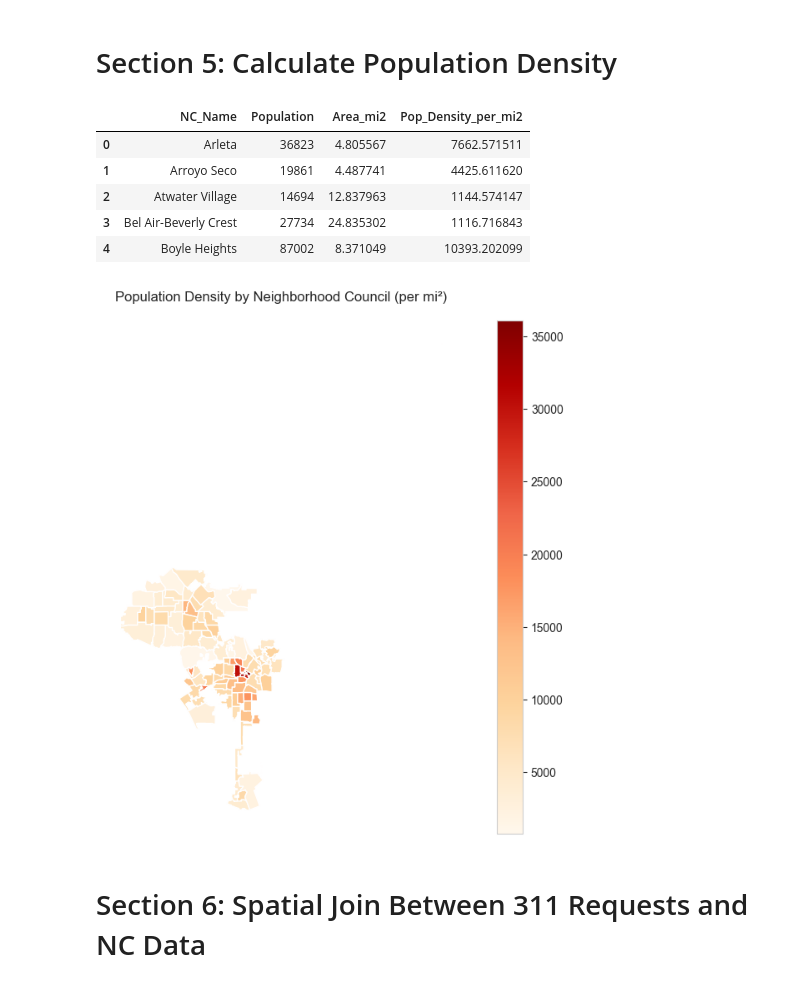
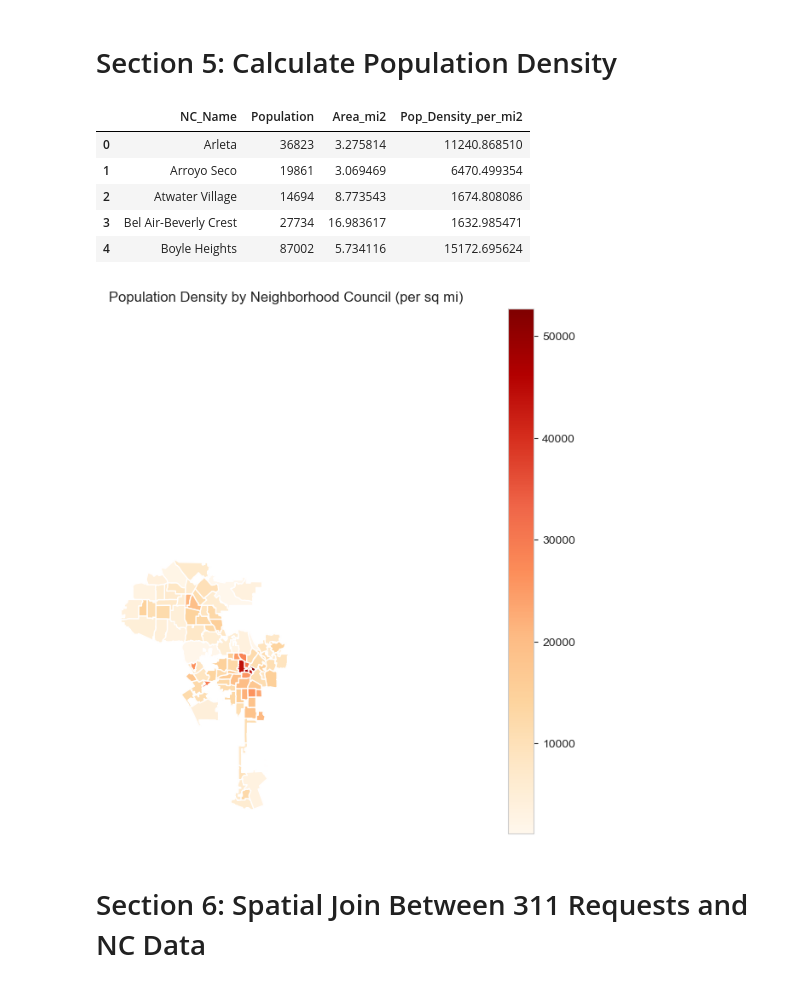
Before and after one commit to ssejal/hackforla-311-metro-proximity-analysis, a Jupyter notebook: notebooks/metro_311_project_setup.ipynb, the cells around one changed output. Cells and saved outputs as stored; diff of their text form; code cells hidden in the pictures.

```diff
--- a/notebooks/metro_311_project_setup.ipynb
+++ b/notebooks/metro_311_project_setup.ipynb
@@ -132,10 +144,12 @@ df.head()
 | 3 | Bel Air-Beverly Crest | 27734 | 200001 |
 | 4 | Boyle Heights | 87002 | 37391 |
 # %%
-# use nc_blocks[] to manually verify the data and also pdf can be accessed visa the link above to cross-check the data as needed
+# Use nc_blocks[] to manually verify the data and the raw pdf can be accessed via the link above or under 'data/cleaned' to cross-check the data as needed
+
+# Upon inspection, changing this NC name to match the NC shape file and the latest name maintained by the NC https://www.hcnc-adlt.org/hoodinfo
 df["NC_Name"] = df["NC_Name"].replace({
     "Historic Cultural": "Arts District Little Tokyo"
-}) # changing this to match the NC shape file and the latest name maintained by the NC https://www.hcnc-adlt.org/hoodinfo
+})
 df
 # %% [output]
 |  | NC_Name | Population | Median_Income |
@@ -181,35 +195,40 @@ Total LA NC population: 3,904,696
 # %% [markdown]
 # Section 5: Calculate Population Density
 # %%
-# WGS84 (EPSG:4326) uses degrees, not meters, bad for area. Reproject to something like EPSG:2229 (LA-specific) or EPSG:3857 (meters).
+# WGS84 (EPSG:4326) uses degrees, not meters, bad for area. Reproject to something like:
+# UTM Zone 11N → EPSG:32611 (simple, good accuracy for SoCal)
+# Or California Albers → EPSG:3310 (statewide analyses)
+# Or State Plane CA Zone 5 (meters) → EPSG:26945 (very precise for LA County)
+# We go with 26945
 
-nc_proj = nc_geo_merged.to_crs(epsg=3857)
+nc_proj = nc_geo_merged.to_crs(epsg=26945)
 # %%
 # Area in square meters
 nc_proj["Area_m2"] = nc_proj.geometry.area
 
-# Convert to square miles (1 mi² = 2,589,988.11 m²)
+# Convert to square miles (1 square mi = 2,589,988.11 square mi)
 nc_proj["Area_mi2"] = nc_proj["Area_m2"] / 2_589_988.11
 
-# Population Density per mi²
+# Population Density per mile square
 nc_proj["Pop_Density_per_mi2"] = nc_proj["Population"] / nc_proj["Area_mi2"]
 
 
 nc_proj[["NC_Name", "Population", "Area_mi2", "Pop_Density_per_mi2"]].head()
 # %% [output]
 |  | NC_Name | Population | Area_mi2 | Pop_Density_per_mi2 |
-| 0 | Arleta | 36823 | 4.805567 | 7662.571511 |
-| 1 | Arroyo Seco | 19861 | 4.487741 | 4425.611620 |
-| 2 | Atwater Village | 14694 | 12.837963 | 1144.574147 |
-| 3 | Bel Air-Beverly Crest | 27734 | 24.835302 | 1116.716843 |
-| 4 | Boyle Heights | 87002 | 8.371049 | 10393.202099 |
+| 0 | Arleta | 36823 | 3.275814 | 11240.868510 |
+| 1 | Arroyo Seco | 19861 | 3.069469 | 6470.499354 |
+| 2 | Atwater Village | 14694 | 8.773543 | 1674.808086 |
+| 3 | Bel Air-Beverly Crest | 27734 | 16.983617 | 1632.985471 |
+| 4 | Boyle Heights | 87002 | 5.734116 | 15172.695624 |
 # %%
+# Plot: Population density by NC per square mile (Choropleth)
 nc_proj.plot(column="Pop_Density_per_mi2", legend=True, figsize=(12, 8), cmap="OrRd")
-plt.title("Population Density by Neighborhood Council (per mi²)")
+plt.title("Population Density by Neighborhood Council (per sq mi)")
 plt.axis("off")
 plt.show()
 # %% [output]
-[figure, old version]
+[figure, new version]
 # %% [markdown]
 # Section 6: Spatial Join Between 311 Requests and NC Data
 # %%
```
Also changed, not shown: parts of 46 cells of this notebook, 10 other files.
